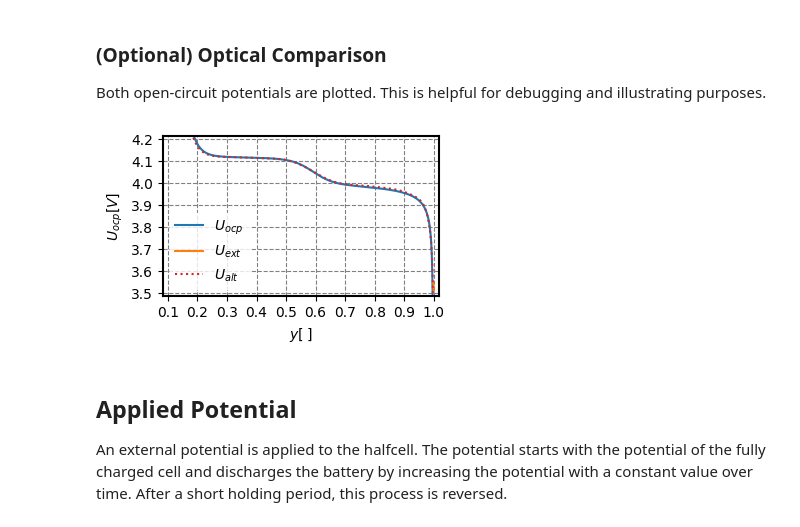
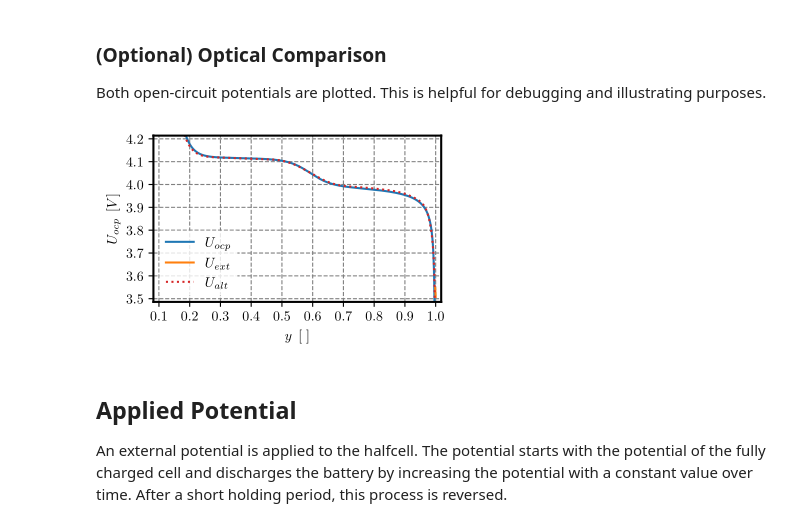
Before and after one commit to willi-z/batmania, a Jupyter notebook: SPM_Zhang.ipynb, the cells around one changed output. Saved outputs shown, nothing was run; the diff lists cells and outputs as text; code cells hidden in the pictures.

```diff
--- a/SPM_Zhang.ipynb
+++ b/SPM_Zhang.ipynb
@@ -28,0 +46,26 @@ Nevertheless $y$-values equal to 1 are still a problem, because the ion flux $j$
+# %%
+automated_setup = False
+store_images = False
+strategy = [
+    "default",
+    "lin_extension"
+][0]
+
+mod_imperfection = [
+    0,
+    (1 - 1e-4), # default (best results)
+    0.996016
+][2]
+
+mod_ocp = [
+    "lin_ext", # default (best results)
+    "without_ext"
+][1]
+
+from pathlib import Path
+
+version = ("v_" + str(mod_imperfection).replace(".", "d")[:6] + "_" + mod_ocp)
+version = "test"
+result_path = Path.cwd() / "sol_spm" / version
+if not result_path.exists():
+    result_path.mkdir()
@@ -28,0 +74,9 @@ Nevertheless $y$-values equal to 1 are still a problem, because the ion flux $j$
+# %%
+import matplotlib
+
+matplotlib.use("pgf")
+matplotlib.rcParams.update({
+    "pgf.texsystem": "pdflatex",
+    'text.usetex': True,
+    'pgf.rcfonts': False,
+})
@@ -122,37 +195,41 @@ ax.plot(y_plett, U_plett, label=r"$U_{alt}$", linestyle='dotted', color="#d62728
 ax.xaxis.grid(which='both', color='gray', linestyle='dashed')
 ax.yaxis.grid(color='gray', linestyle='dashed')
 
-ax.set_xlabel(r"$y \left[ \; \right]$")
-ax.set_ylabel(r"$U_{ocp} \left[ V \right]$")
+ax.set_xlabel(r"$y \; \left[ \; \right]$")
+ax.set_ylabel(r"$U_{ocp} \; \left[ V \right]$")
 ax.legend(loc='lower left',
           edgecolor='white',
           fancybox=False, frameon=True)
 
 
 x_min = np.floor(0.1 * 10) / 10
 x_max = np.ceil(1.0 * 10) / 10
 dx = x_max - x_min
 
 minor_locator = AutoMinorLocator(1)
 ax.xaxis.set_minor_locator(minor_locator)
 ax.set_xticks(np.arange(x_min, x_max + 0.1,0.1))
 ax.set_xlim([x_min - dx * 0.02, x_max + dx * 0.02])
 
 y_min = 3.5
 y_max = 4.2
 dy = y_max - y_min
 ax.set_yticks(np.arange(y_min, y_max + 0.1, 0.1))
 ax.set_ylim([y_min - dy * 0.02, y_max + dy * 0.02])
 
 for axis in ['top', 'bottom', 'left', 'right']:
     ax.spines[axis].set_color('black')
     ax.spines[axis].set_linewidth(1.5)
 
 # This should be called after all axes have been added
 fig.tight_layout(pad=0)
-plt.show()
+
+if store_images:
+    plt.savefig(result_path / 'spm_zhang_Uocp(y).pgf')
+
+fig
 # %% [output]
-[figure, old version]
+[figure, new version]
 # %% [markdown]
 ## Applied Potential
 
```
Also changed, not shown: parts of 35 cells of this notebook, 1 other file.
